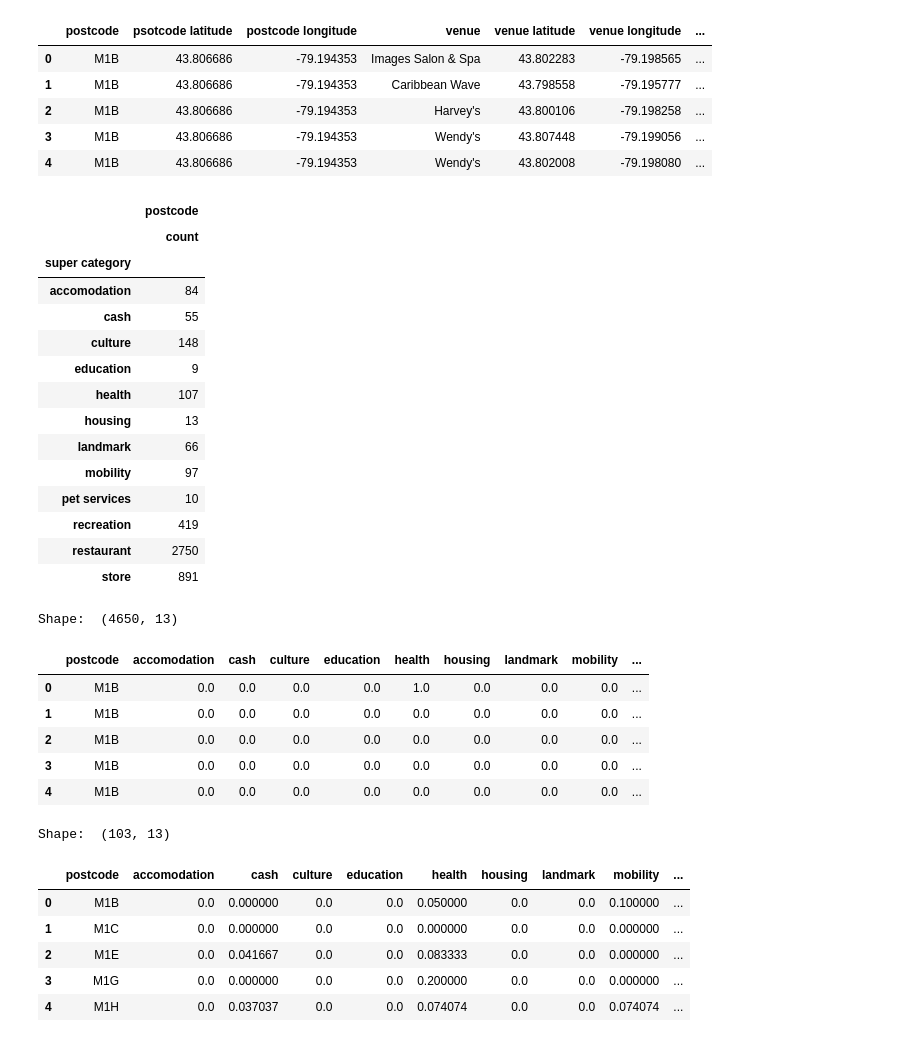
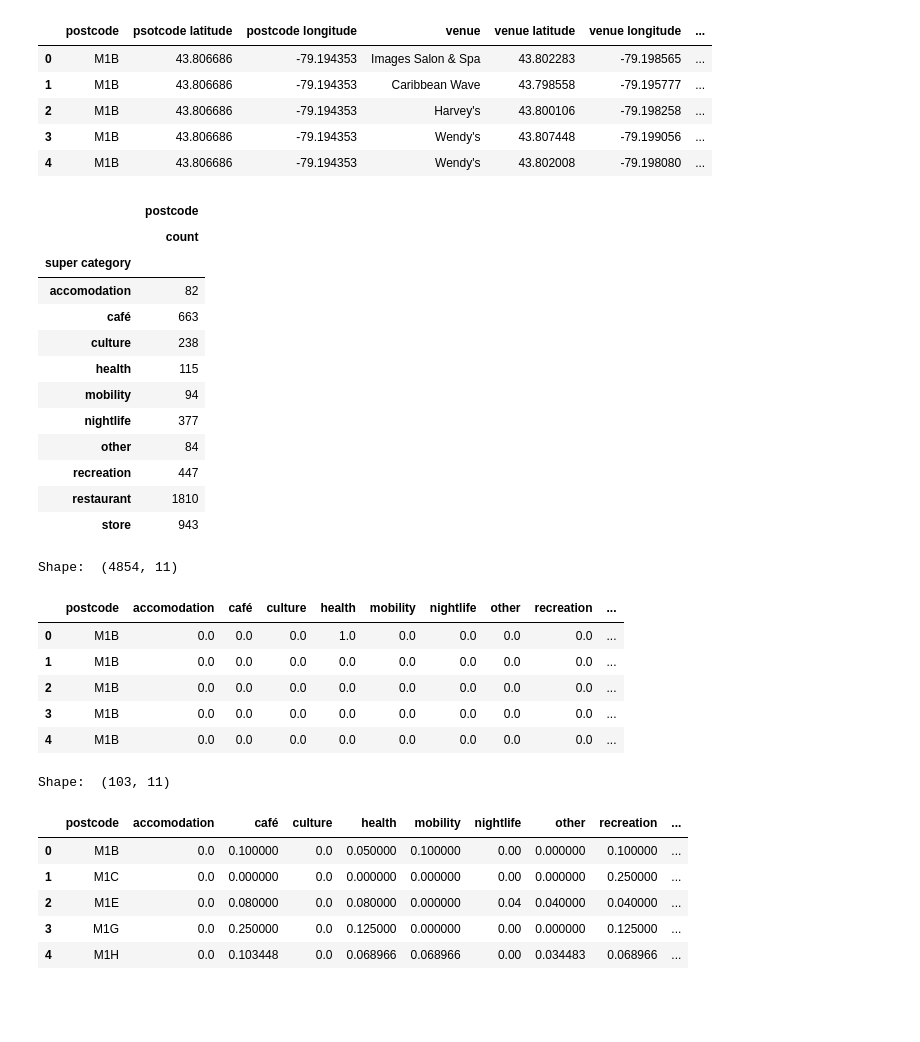
Before and after one commit to beinglucky24/Coursera_Capstone, a Jupyter notebook: segmenting_and_clustering.ipynb, the cells around one changed output. Drawn from its saved outputs; the diff is of its cells as text; code cells hidden in the pictures; blank space fills up the shorter version.

```diff
--- a/segmenting_and_clustering.ipynb
+++ b/segmenting_and_clustering.ipynb
@@ -193,5 +196,5 @@ folium-0.5.0-p 100% |################################| Time: 0:00:00  42.74 MB/s
 # %%
-toronto_map = folium.Map(location=[code_df.latitude.mean(),code_df.longitude.mean()],zoom_start=12)
+toronto_map = folium.Map(location=[code_df.latitude.mean(),code_df.longitude.mean()],zoom_start=12,width=1000,height=500)
 
 for lat,lng,borough,code in zip(code_df['latitude'],code_df['longitude'],code_df['borough'],code_df['postcode']):
     label = '{}, {}'.format(code,borough)
@@ -208,7 +211,7 @@ CLIENT_ID = '41HXMY040EFZ5BW2JCZHSGGPG4ZBNJ1BVDCG2XHIE2FO5Y5B'     # Foursquare
 CLIENT_SECRET = 'GZNPZKZ2VCTSQ3BW2SYFAH2CZ0VAQYXLS1UW1RGF1BOFTFIQ' # Foursquare Secret
 VERSION = '20180605'                                               # Foursquare API version
 # %%
-def GetVenues(names,latitudes,longitudes,radius=950,limit=300):
+def GetVenues(names,latitudes,longitudes,radius=1000,limit=500):
 
     venues_list=[]
     for name,lat,lng in zip(names,latitudes,longitudes):
@@ -241,56 +244,48 @@ toronto_venues.head()
 | 4 | M1B | 43.806686 | -79.194353 | Wendy's | 43.802008 | -79.198080 | ... |
 # %%
 toronto_venues['super category'] = ''
-restau_list = ['restaurant','diner','joint','food','coffee','spot','place','bar','café','brewery','house','lounge','tea','cafeteria','creperie','pub','club','deli',\
-               'buffet','bistro']
+cafe_list = ['creperie','coffee','café','tea','cafeteria','deli']
+restau_list = ['restaurant','diner','joint','food','spot','place','house','buffet','bistro']
+nightlife_list = ['bar','lounge','pub','club','brewery']
 transport_list = ['bus','airport','train','rental','rail','metro','cable car','harbor','boat','travel','garage','auto','gas']
 store_list = ['store','shop','market','butcher','bakery','laundry','garden center','boutique','grocery','storage']
 sports_list = ['martial','gym','playground','park','sport','yoga','hockey','soccer','skating','stadium','bowling','pool','badminton','golf','outdoor','tennis','lake',\
                'recreation','beach','basketball','ski','community','moving','baseball','curling','lookout','dance','gaming','track','farm','garden','river','field','zoo',\
-               'aquarium','pilates','churrascaria','speakeasy']
+               'aquarium','pilates','tree']
 health_list = ['pharmacy','medical','massage','nail','chiropractor','health','tanning','spa']
-cash_list = ['atm','bank']
-landmark_list = ['intersection','plaza','road','bridge','neighborhood','historic','cemetery','church','fountain','monument','castle','tunnel']
-culture_list = ['entertainment','theater','museum','arts','concert','gallery','music','exhibit']
-housing_list = ['housing','apartment','office','construction','design','startup']
+culture_list = ['entertainment','theater','museum','arts','concert','gallery','music','exhibit','photography','intersection','plaza','road','bridge','neighborhood',\
+                'historic','cemetery','church','fountain','monument','castle','tunnel','college','library','school','university']
 hotel_list = ['hotel','hostel']
-pet_list = ['dog','animal']
-education_list = ['college','library','school','university']
 
 for i in toronto_venues.index:
     category = toronto_venues.loc[i,'venue category'].lower()
     if   any([key in category for key in restau_list]):        toronto_venues.loc[i,'super category'] = 'restaurant'
+    elif any([key in category for key in cafe_list]):          toronto_venues.loc[i,'super category'] = 'café'
+    elif any([key in category for key in nightlife_list]):     toronto_venues.loc[i,'super category'] = 'nightlife'
     elif any([key in category for key in transport_list]):     toronto_venues.loc[i,'super category'] = 'mobility'
     elif any([key in category for key in store_list]):         toronto_venues.loc[i,'super category'] = 'store'
     elif any([key in category for key in sports_list]):        toronto_venues.loc[i,'super category'] = 'recreation'
     elif any([key in category for key in health_list]):        toronto_venues.loc[i,'super category'] = 'health'
-    elif any([key in category for key in cash_list]):          toronto_venues.loc[i,'super category'] = 'cash'
-    elif any([key in category for key in car_list]):           toronto_venues.loc[i,'super category'] = 'car services'
-    elif any([key in category for key in landmark_list]):      toronto_venues.loc[i,'super category'] = 'landmark'
     elif any([key in category for key in culture_list]):       toronto_venues.loc[i,'super category'] = 'culture'
-    elif any([key in category for key in housing_list]):       toronto_venues.loc[i,'super category'] = 'housing'
     elif any([key in category for key in hotel_list]):         toronto_venues.loc[i,'super category'] = 'accomodation'
-    elif any([key in category for key in pet_list]):           toronto_venues.loc[i,'super category'] = 'pet services'
     elif any([key in category for key in education_list]):     toronto_venues.loc[i,'super category'] = 'education'
-
+    else:                                                      toronto_venues.loc[i,'super category'] = 'other'
 
 toronto_venues[['super category','postcode']].groupby(['super category']).agg(['count'])
 # %% [output]
 |  | postcode |
 |  | count |
 | super category |  |
-| accomodation | 84 |
-| cash | 55 |
-| culture | 148 |
-| education | 9 |
-| health | 107 |
-| housing | 13 |
-| landmark | 66 |
-| mobility | 97 |
-| pet services | 10 |
-| recreation | 419 |
-| restaurant | 2750 |
-| store | 891 |
+| accomodation | 82 |
+| café | 663 |
+| culture | 238 |
+| health | 115 |
+| mobility | 94 |
+| nightlife | 377 |
+| other | 84 |
+| recreation | 447 |
+| restaurant | 1810 |
+| store | 943 |
 # %%
 toronto_onehot = pd.get_dummies(toronto_venues[['super category']], prefix="", prefix_sep="")
 toronto_onehot['postcode'] = toronto_venues['postcode']
@@ -306,9 +301,9 @@ for i in code_df.index:
 print('Shape: ',toronto_onehot.shape)
 toronto_onehot.head()
 # %% [output]
-Shape:  (4650, 13)
+Shape:  (4854, 11)
-|  | postcode | accomodation | cash | culture | education | health | housing | landmark | mobility | ... |
-| 0 | M1B | 0.0 | 0.0 | 0.0 | 0.0 | 1.0 | 0.0 | 0.0 | 0.0 | ... |
+|  | postcode | accomodation | café | culture | health | mobility | nightlife | other | recreation | ... |
+| 0 | M1B | 0.0 | 0.0 | 0.0 | 1.0 | 0.0 | 0.0 | 0.0 | 0.0 | ... |
 | 1 | M1B | 0.0 | 0.0 | 0.0 | 0.0 | 0.0 | 0.0 | 0.0 | 0.0 | ... |
 | 2 | M1B | 0.0 | 0.0 | 0.0 | 0.0 | 0.0 | 0.0 | 0.0 | 0.0 | ... |
 | 3 | M1B | 0.0 | 0.0 | 0.0 | 0.0 | 0.0 | 0.0 | 0.0 | 0.0 | ... |
@@ -318,10 +313,10 @@ toronto_grouped = toronto_onehot.groupby('postcode').mean().reset_index()
 print('Shape: ',toronto_grouped.shape)
 toronto_grouped.head()
 # %% [output]
-Shape:  (103, 13)
+Shape:  (103, 11)
-|  | postcode | accomodation | cash | culture | education | health | housing | landmark | mobility | ... |
-| 0 | M1B | 0.0 | 0.000000 | 0.0 | 0.0 | 0.050000 | 0.0 | 0.0 | 0.100000 | ... |
-| 1 | M1C | 0.0 | 0.000000 | 0.0 | 0.0 | 0.000000 | 0.0 | 0.0 | 0.000000 | ... |
-| 2 | M1E | 0.0 | 0.041667 | 0.0 | 0.0 | 0.083333 | 0.0 | 0.0 | 0.000000 | ... |
-| 3 | M1G | 0.0 | 0.000000 | 0.0 | 0.0 | 0.200000 | 0.0 | 0.0 | 0.000000 | ... |
-| 4 | M1H | 0.0 | 0.037037 | 0.0 | 0.0 | 0.074074 | 0.0 | 0.0 | 0.074074 | ... |
+|  | postcode | accomodation | café | culture | health | mobility | nightlife | other | recreation | ... |
+| 0 | M1B | 0.0 | 0.100000 | 0.0 | 0.050000 | 0.100000 | 0.00 | 0.000000 | 0.100000 | ... |
+| 1 | M1C | 0.0 | 0.000000 | 0.0 | 0.000000 | 0.000000 | 0.00 | 0.000000 | 0.250000 | ... |
+| 2 | M1E | 0.0 | 0.080000 | 0.0 | 0.080000 | 0.000000 | 0.04 | 0.040000 | 0.040000 | ... |
+| 3 | M1G | 0.0 | 0.250000 | 0.0 | 0.125000 | 0.000000 | 0.00 | 0.000000 | 0.125000 | ... |
+| 4 | M1H | 0.0 | 0.103448 | 0.0 | 0.068966 | 0.068966 | 0.00 | 0.034483 | 0.068966 | ... |
```
Also changed, not shown: parts of 11 cells of this notebook.
